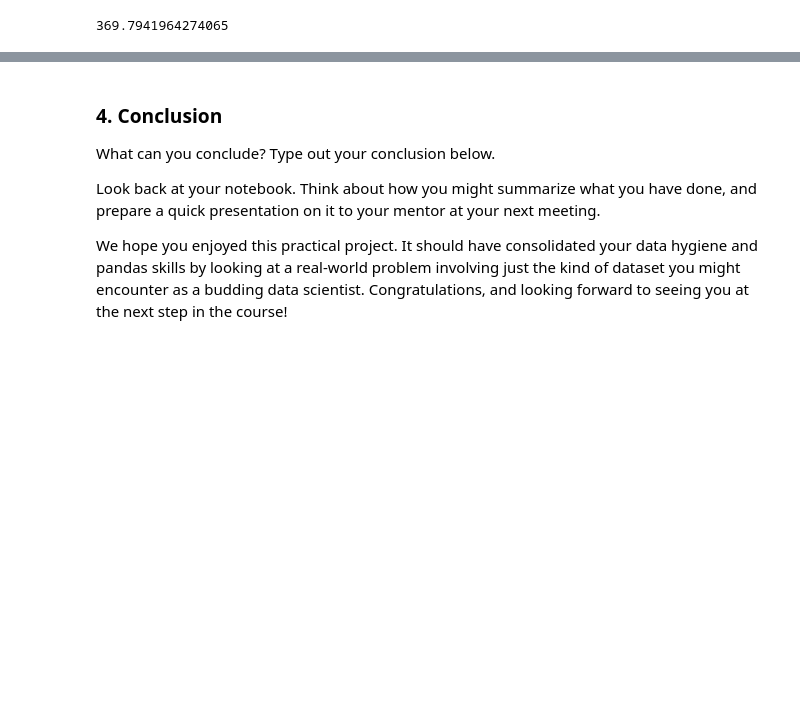
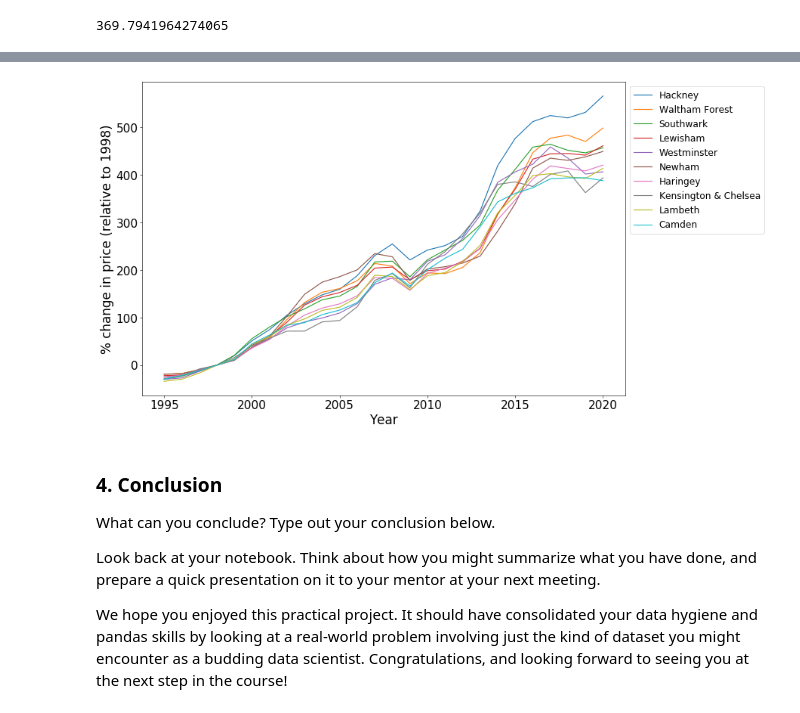
Before and after one commit to mendyhsu/Springboard, a Jupyter notebook: Unit4_3_CaseStudy/Unit 4 Challenge - Tier 3.ipynb, the cells around one changed output, grey strips where cells are left out. Saved outputs shown, nothing was run; the diff lists cells and outputs as text; code cells hidden in the pictures; blank space fills up the shorter version.

```diff
--- a/Unit4_3_CaseStudy/Unit 4 Challenge - Tier 3.ipynb
+++ b/Unit4_3_CaseStudy/Unit 4 Challenge - Tier 3.ipynb
@@ -428,6 +440,10 @@ df_borough_by_year.head()
 | Bromley | 81967.316732 | 83547.483632 | 94224.688035 | 108286.520467 | 120874.179567 | 147826.713417 | 162131.842133 | 186646.043217 | 215992.974433 | 234462.682883 | ... | ... |
 5 rows × 26 columns
 # %%
-# Compute the percentage changes in Avg_Price between 2018 and 1998
-price_change = 100 * (df_borough_by_year[2018] -
-                      df_borough_by_year[1998]) / df_borough_by_year[1998]
+# Compute the "percentage changes" in Avg_Price relative to year 1998
+price_1998 = df_borough_by_year.loc[:, 1998]
+
+price_change = 100 * df_borough_by_year.sub(price_1998, axis='rows').div(
+    price_1998, axis='rows')
+
+price_change.head()
@@ -489,2 +494,6 @@ price_change.mean()
 # %% [output]
 369.7941964274065
+# %%
+# Prepaering the table for showing "Percentage changes in price VS Time"
+price_change_unind = price_change.reset_index()
+price_change_unind.head()
@@ -490,0 +508,9 @@ price_change.mean()
+# %%
+df_price_change = pd.melt(price_change_unind,
+                          id_vars=['Borough'],
+                          var_name='Year',
+                          value_name='Average_Price')
+
+df_price_change = df_price_change.set_index('Borough')
+display(df_price_change.info())
+df_price_change.head()
@@ -491,3 +535,23 @@ price_change.mean()
+# %%
+# Top 10 LND Boroughs: "Percentage changes in price VS Time" relative to 1998
+rand_draw = list(price_change[2018].sort_values(ascending=False).index)[:10]
+
+fig, ax = plt.subplots(1, 1, figsize=(15, 10), dpi=55)
+
+for i, borough_name in enumerate(rand_draw):
+    df_price_change.loc[(borough_name), :].plot(kind='line',
+                                                x='Year',
+                                                y='Average_Price',
+                                                ax=ax)
+
+ax.set_xlabel('Year', fontsize=22)
+ax.set_ylabel('% change in price (relative to 1998)', fontsize=22)
+ax.legend(rand_draw, fontsize=16, bbox_to_anchor=(1, 1))
+ax.tick_params(axis='both', which='major', labelsize=20)
+ax.tick_params(axis='both', which='minor', labelsize=20)
+plt.show()
+# %% [output]
+[figure, added]
 # %% [markdown]
 ### 4. Conclusion
 What can you conclude? Type out your conclusion below.
```
Also changed, not shown: parts of 13 cells of this notebook.
